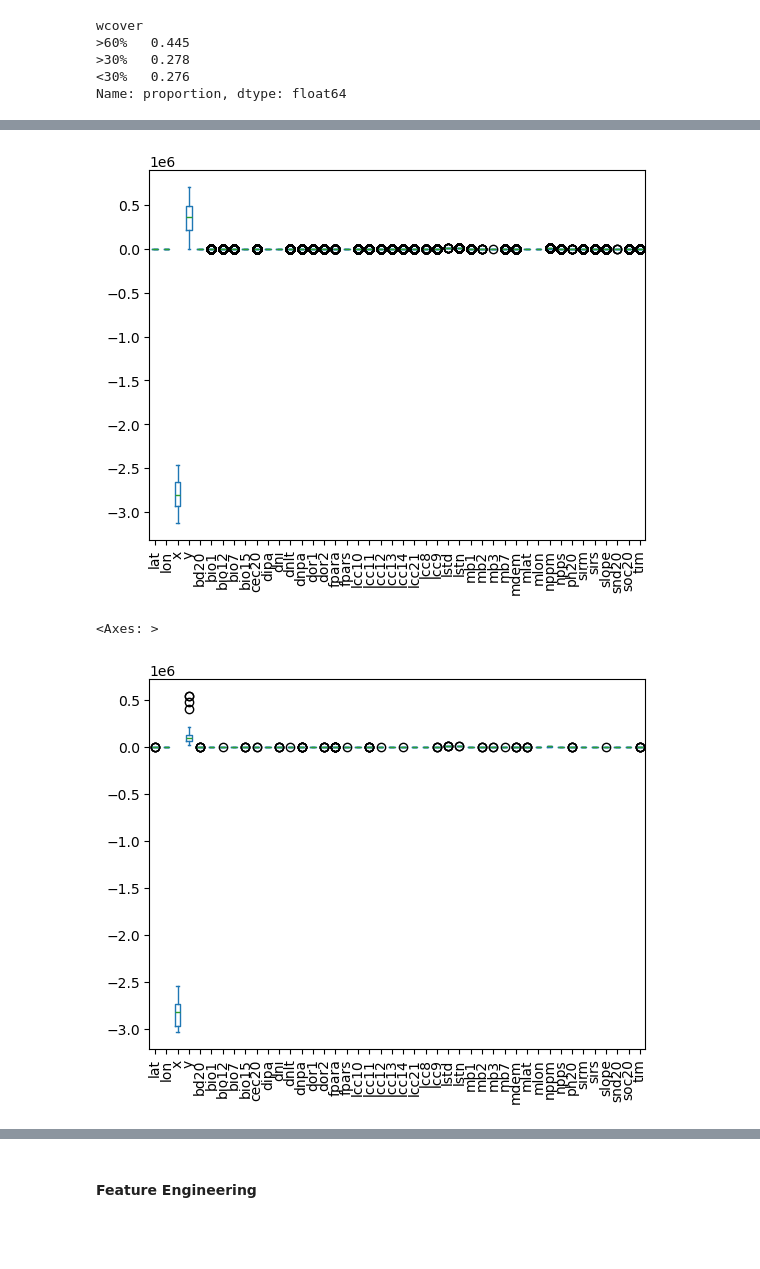
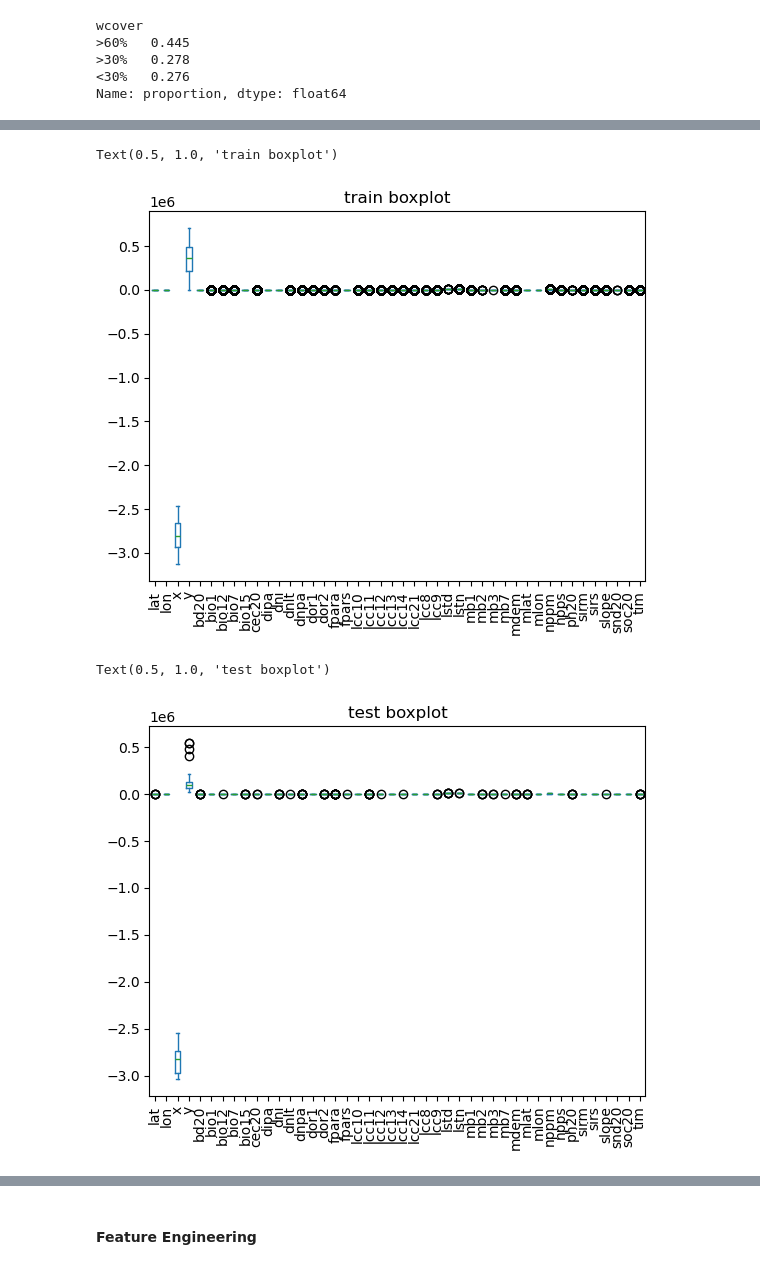
Before and after one commit to DurojaiyeAbisoye/Amini-Technical-Assignment, a Jupyter notebook: notebook/notebook.ipynb, the cells around one changed output, grey strips where cells are left out. Cells and saved outputs as stored; diff of their text form; code cells hidden in the pictures; blank space fills up the shorter version.

```diff
--- a/notebook/notebook.ipynb
+++ b/notebook/notebook.ipynb
@@ -196,12 +204,15 @@ Name: proportion, dtype: float64
 # %%
 train.drop(columns=targets).plot(kind='box', rot=90);
+plt.title('train boxplot')
 # %% [output]
+Text(0.5, 1.0, 'train boxplot')
-[figure, old version]
+[figure, new version]
 # %%
 test.plot(kind='box', rot=90)
+plt.title('test boxplot')
 # %% [output]
-<Axes: >
+Text(0.5, 1.0, 'test boxplot')
-[figure, old version]
+[figure, new version]
 # %%
 train.describe().T
 # %% [output]
```
Also changed, not shown: parts of 6 cells of this notebook.
